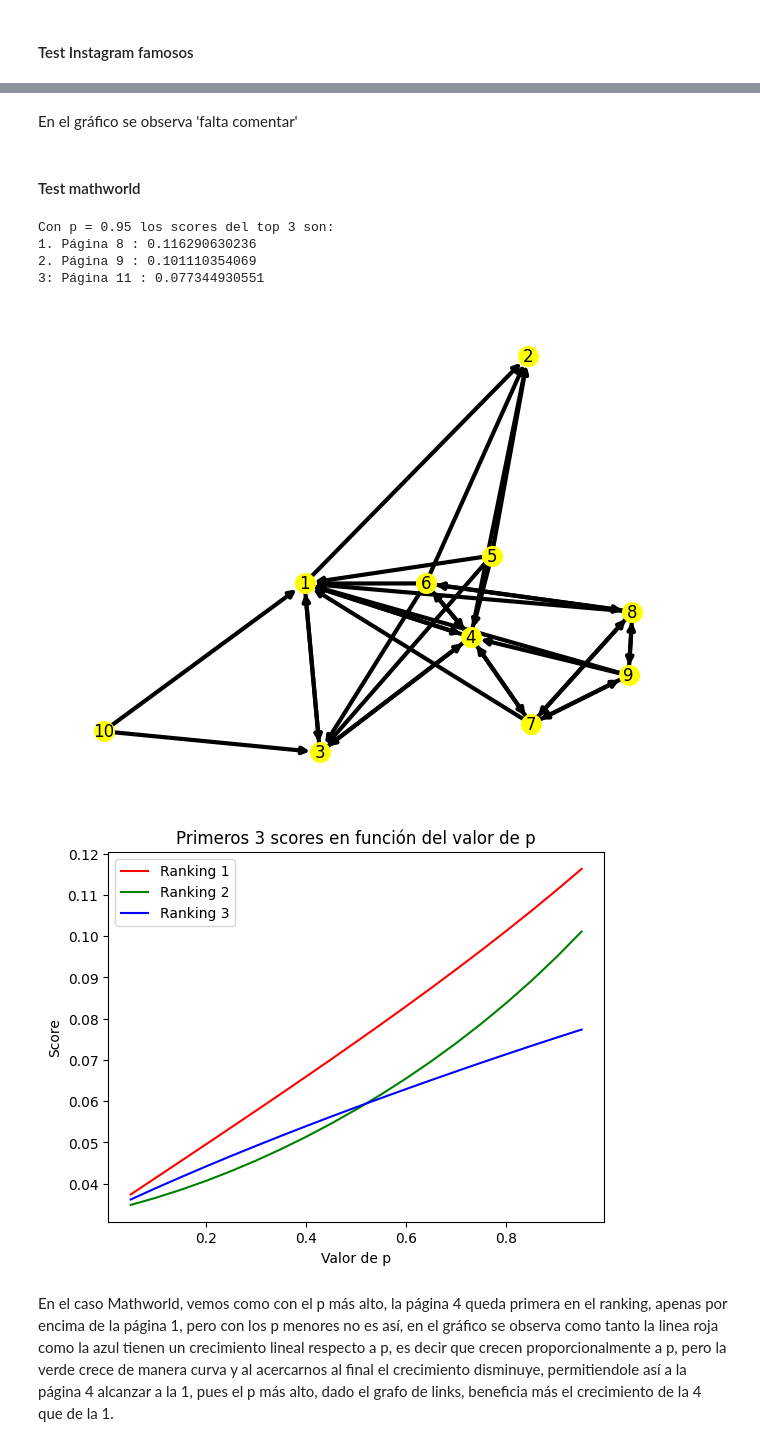
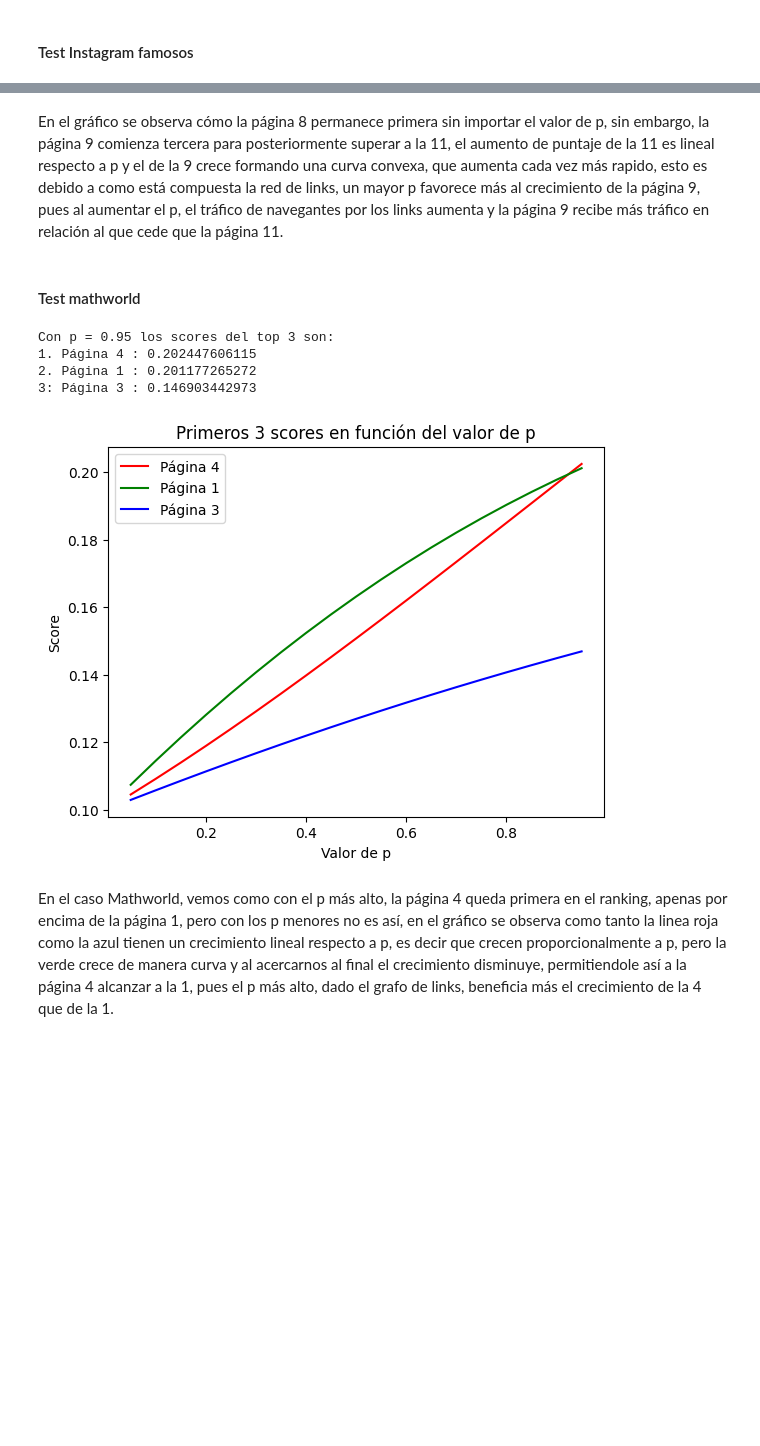
Before and after one commit to r3ch1rd/TP1alc, a Jupyter notebook: grupo_XX_TP1.ipynb, the cells around one changed output, grey strips where cells are left out. Saved outputs shown, nothing was run; the diff lists cells and outputs as text; code cells hidden in the pictures; blank space fills up the shorter version.

```diff
--- a/grupo_XX_TP1.ipynb
+++ b/grupo_XX_TP1.ipynb
@@ -468,5 +468,5 @@ Con p = 0.95 los scores del top 3 son:
 # %% [markdown]
-En el gráfico se observa 'falta comentar'
+En el gráfico se observa cómo la página 8 permanece primera sin importar el valor de p, sin embargo, la página 9 comienza tercera para posteriormente superar a la 11, el aumento de puntaje de la 11 es lineal respecto a p y el de la 9 crece formando una curva convexa, que aumenta cada vez más rapido, esto es debido a como está compuesta la red de links, un mayor p favorece más al crecimiento de la página 9, pues al aumentar el p, el tráfico de navegantes por los links aumenta y la página 9 recibe más tráfico en relación al que cede que la página 11.
 # %% [markdown]
 #### Test mathworld
 # %%
@@ -492,26 +492,22 @@ for value in variacion_p:
 # %%
 print('Con p = 0.95 los scores del top 3 son:')
 print('1.', 'Página', pagina_top1+1, ':', scr[pagina_top1], '\n' + '2.','Página', pagina_top2+1, ':', scr[pagina_top2], '\n' + '3:','Página', pagina_top3+1, ':', scr[pagina_top3])
-
-
-dibujarGrafo(mathworld, print_ejes=False)
 
 fig, ax = plt.subplots()
 plt.title("Primeros 3 scores en función del valor de p")
 plt.xlabel('Valor de p')
 plt.ylabel('Score')
-ax.plot(variacion_p,scr_1, label = "Ranking 1", color = 'red')
-ax.plot(variacion_p,scr_2, label = 'Ranking 2', color = 'green')
-ax.plot(variacion_p,scr_3, label = 'Ranking 3', color = 'blue')
+ax.plot(variacion_p,scr_1, label = 'Página 4', color = 'red')
+ax.plot(variacion_p,scr_2, label = 'Página 1', color = 'green')
+ax.plot(variacion_p,scr_3, label = 'Página 3', color = 'blue')
 ax.legend()
 plt.show()
 # %% [output]
 Con p = 0.95 los scores del top 3 son:
-1. Página 8 : 0.116290630236
-2. Página 9 : 0.101110354069
-3: Página 11 : 0.077344930551
+1. Página 4 : 0.202447606115
+2. Página 1 : 0.201177265272
+3: Página 3 : 0.146903442973
-[figure, old version]
+[figure, new version]
-[figure, removed]
 # %% [markdown]
 En el caso Mathworld, vemos como con el p más alto, la página 4 queda primera en el ranking, apenas por encima de la página 1, pero con los p menores no es así, en el gráfico se observa como tanto la linea roja como la azul tienen un crecimiento lineal respecto a p, es decir que crecen proporcionalmente a p, pero la verde crece de manera curva y al acercarnos al final el crecimiento disminuye, permitiendole así a la página 4 alcanzar a la 1, pues el p más alto, dado el grafo de links, beneficia más el crecimiento de la 4 que de la 1.
 # %% [markdown]
```
Also changed, not shown: parts of 10 cells of this notebook.
